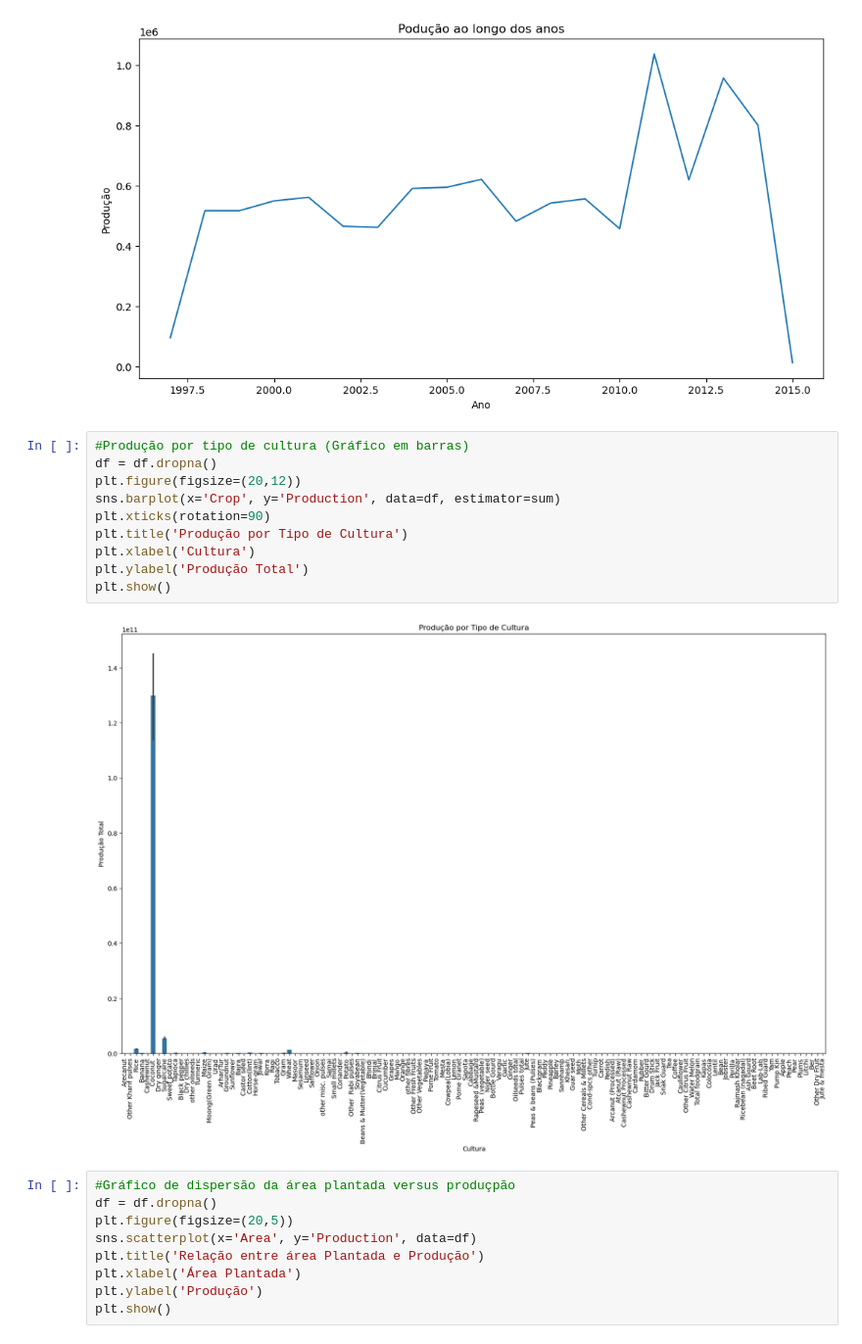
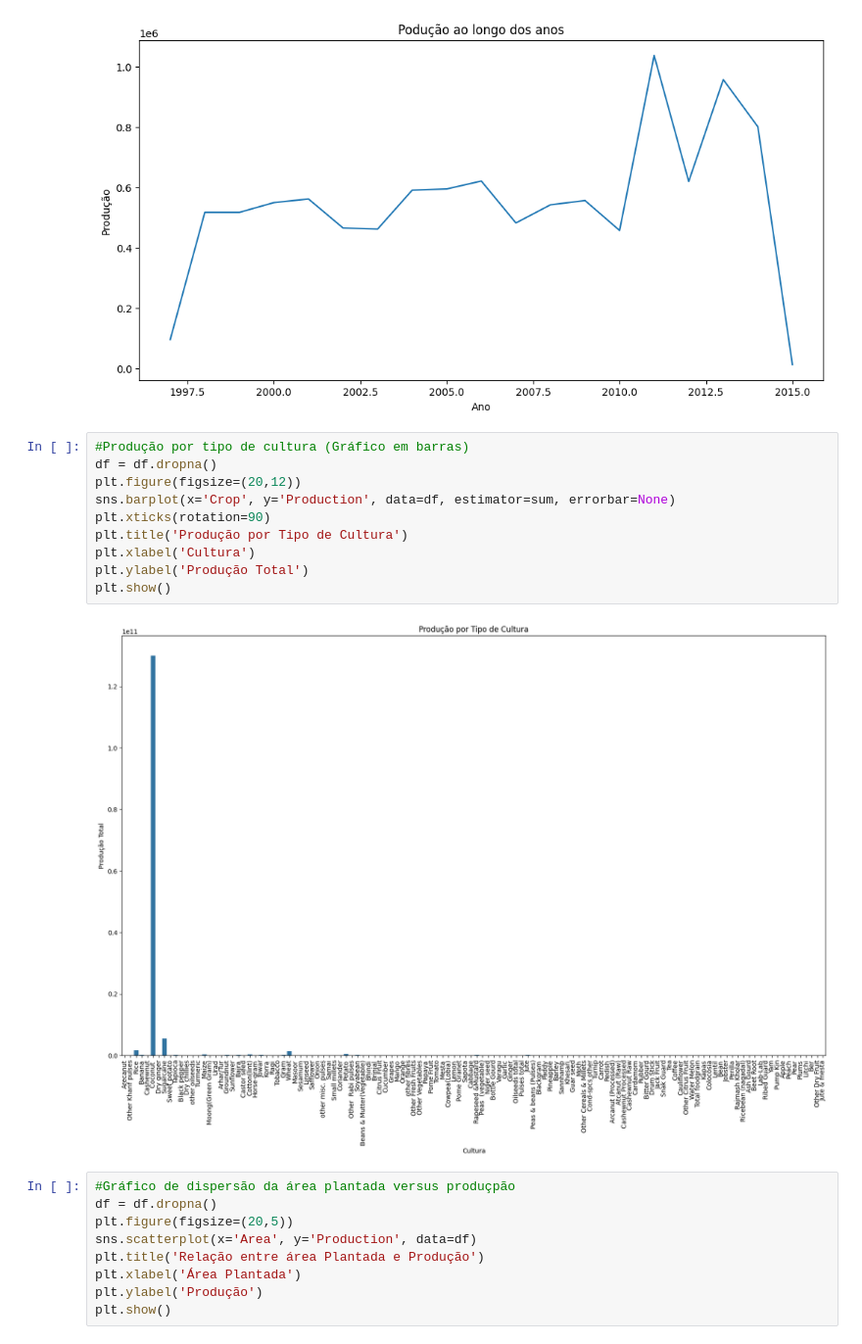
Before and after one commit to EuCaduSilva/An-Prod-Ag, a Jupyter notebook: proj-prod-India.ipynb, the cells around one changed output. Shown at 98% size. Drawn from its saved outputs; the diff is of its cells as text.

```diff
--- a/proj-prod-India.ipynb
+++ b/proj-prod-India.ipynb
@@ -137,15 +137,15 @@ plt.show()
 # %%
 #Produção por tipo de cultura (Gráfico em barras)
 df = df.dropna()
 plt.figure(figsize=(20,12))
-sns.barplot(x='Crop', y='Production', data=df, estimator=sum)
+sns.barplot(x='Crop', y='Production', data=df, estimator=sum, errorbar=None)
 plt.xticks(rotation=90)
 plt.title('Produção por Tipo de Cultura')
 plt.xlabel('Cultura')
 plt.ylabel('Produção Total')
 plt.show()
 # %% [output]
-[figure, old version]
+[figure, new version]
 # %%
 #Gráfico de dispersão da área plantada versus produçpão
 df = df.dropna()
```
Also changed, not shown: parts of 17 cells of this notebook.
